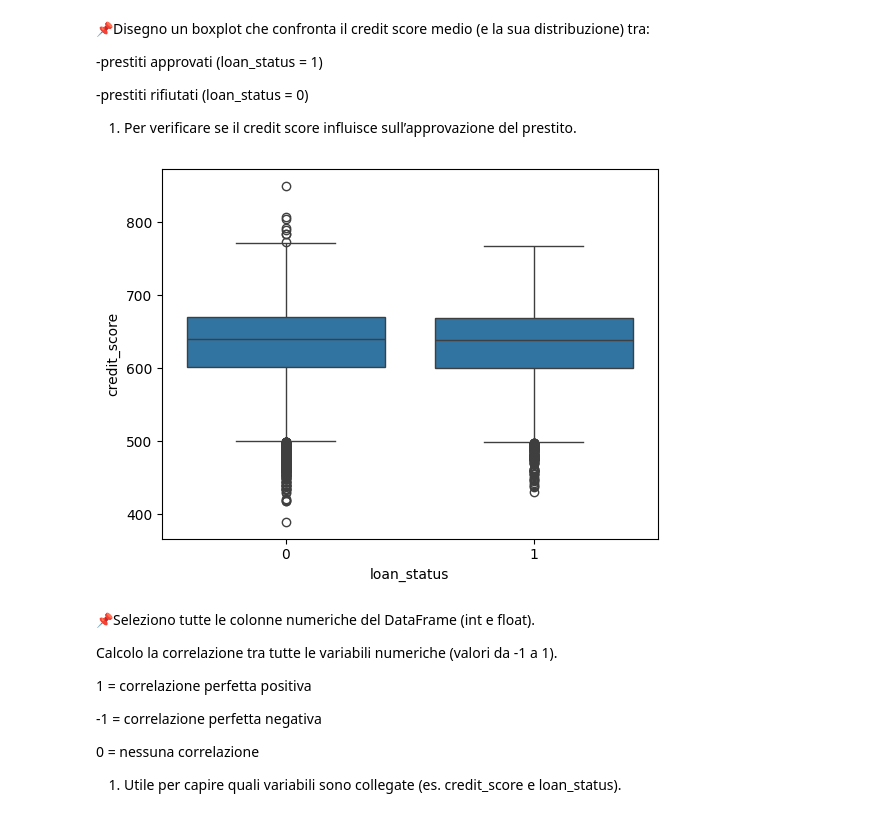
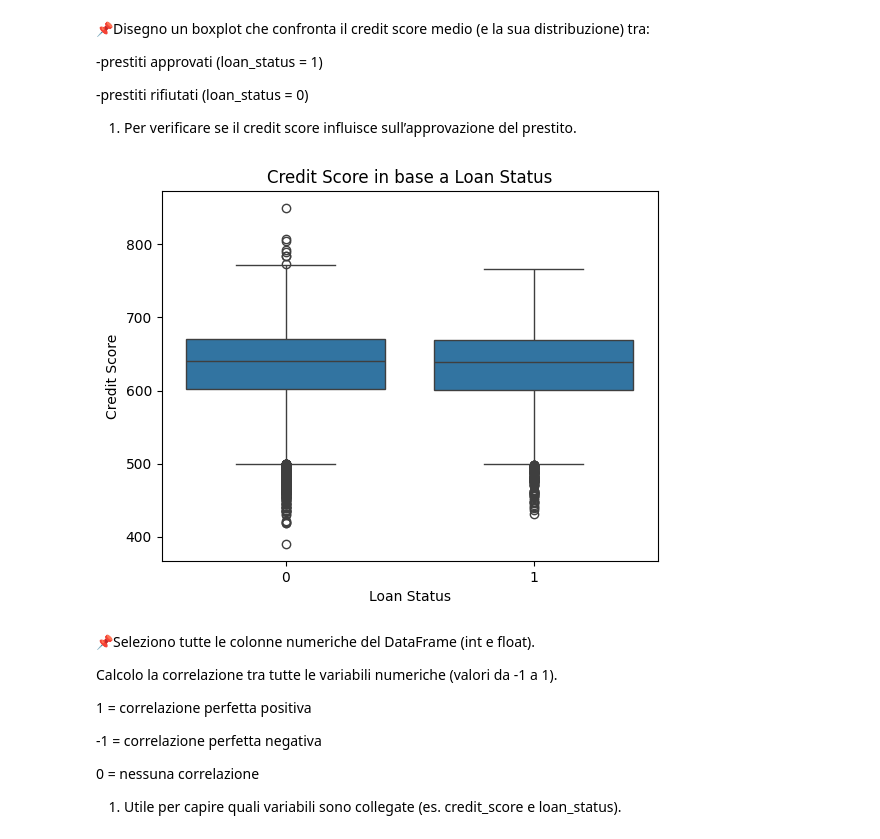
Before and after one commit to AleXcapo7/customer_scoring, a Jupyter notebook: FRANCESCA.ipynb, the cells around one changed output. Cells and saved outputs as stored; diff of their text form; code cells hidden in the pictures.

```diff
--- a/FRANCESCA.ipynb
+++ b/FRANCESCA.ipynb
@@ -121,9 +159,12 @@ plt.show()
 # %%
 # Boxplot: credit score vs loan_status
 sns.boxplot(x='loan_status', y='credit_score', data=df)
+plt.title('Credit Score in base a Loan Status')
+plt.xlabel('Loan Status')
+plt.ylabel('Credit Score')
 plt.show()
 # %% [output]
-[figure, old version]
+[figure, new version]
 # %% [markdown]
 📌Seleziono tutte le colonne numeriche del DataFrame (int e float).
 
```
Also changed, not shown: parts of 8 cells of this notebook.
